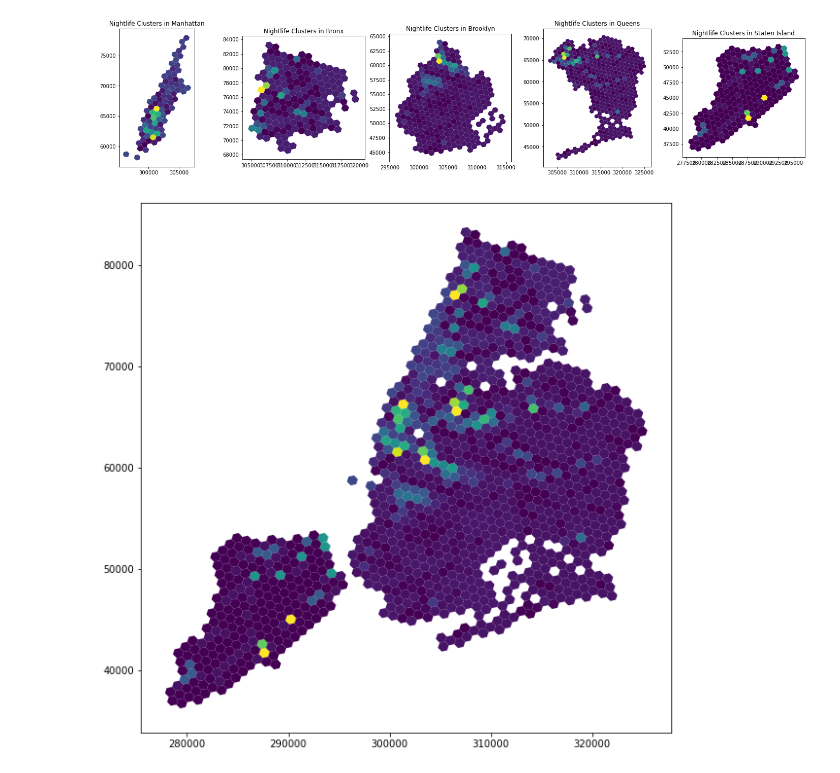
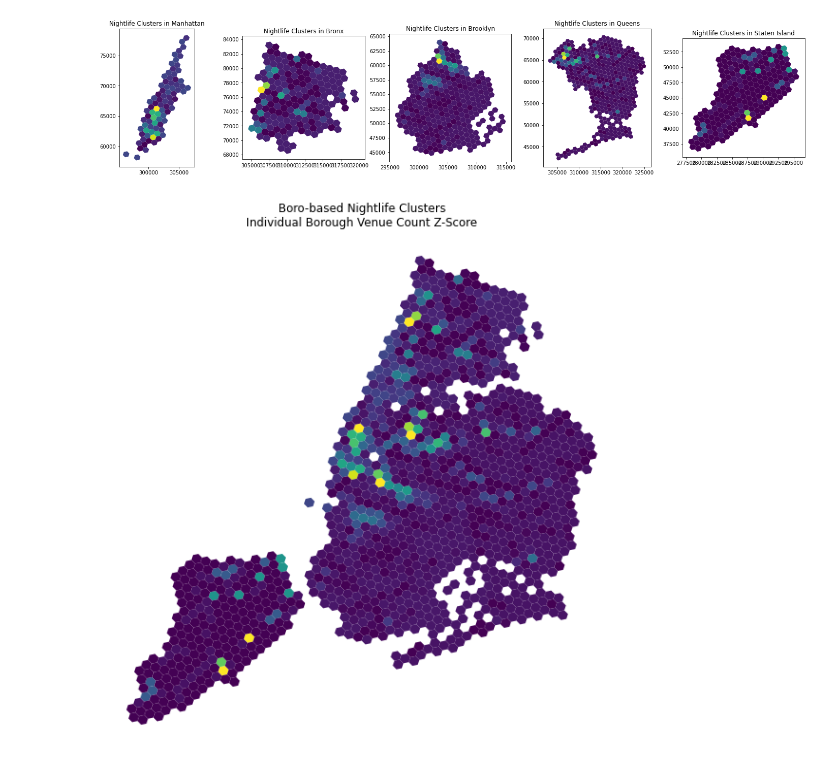
Before and after one commit to nlicalzi/mapping_nighttime_mobility, a Jupyter notebook: notebooks/visualizations.ipynb, the cells around one changed output. Drawn from its saved outputs; the diff is of its cells as text; code cells hidden in the pictures.

Commit message:
amended clustering visualization for paper

```diff
--- a/notebooks/visualizations.ipynb
+++ b/notebooks/visualizations.ipynb
@@ -153,19 +169,20 @@ for i in range(1,6):
 [figure]
 # %%
 fig, ax = plt.subplots(1,1, figsize = (10,10))
+ax.set_title(f"Boro-based Nightlife Clusters\nIndividual Borough Venue Count Z-Score")
+ax.axis('off')
 
 for i in range(1,6):
     # filter data by boro
     boro_venues = venues[venues['boro_code'].astype(int) == int(i)]
 
     # calculate z score
     boro_venues['z'] = np.abs(stats.zscore(boro_venues['venue_count']))
 
     # set up plot and add boro data
     boro_name = list(set(boro_venues['boro_name']))[0]
     boro_venues.plot(ax=ax,
                      column='z')
-    sel_ax.title.set_text(f"Boro-based Nightlife Clusters")
 # %% [output]
-[figure, old version]
+[figure, new version]
 # %%
```
Also changed, not shown: parts of 10 cells of this notebook.
